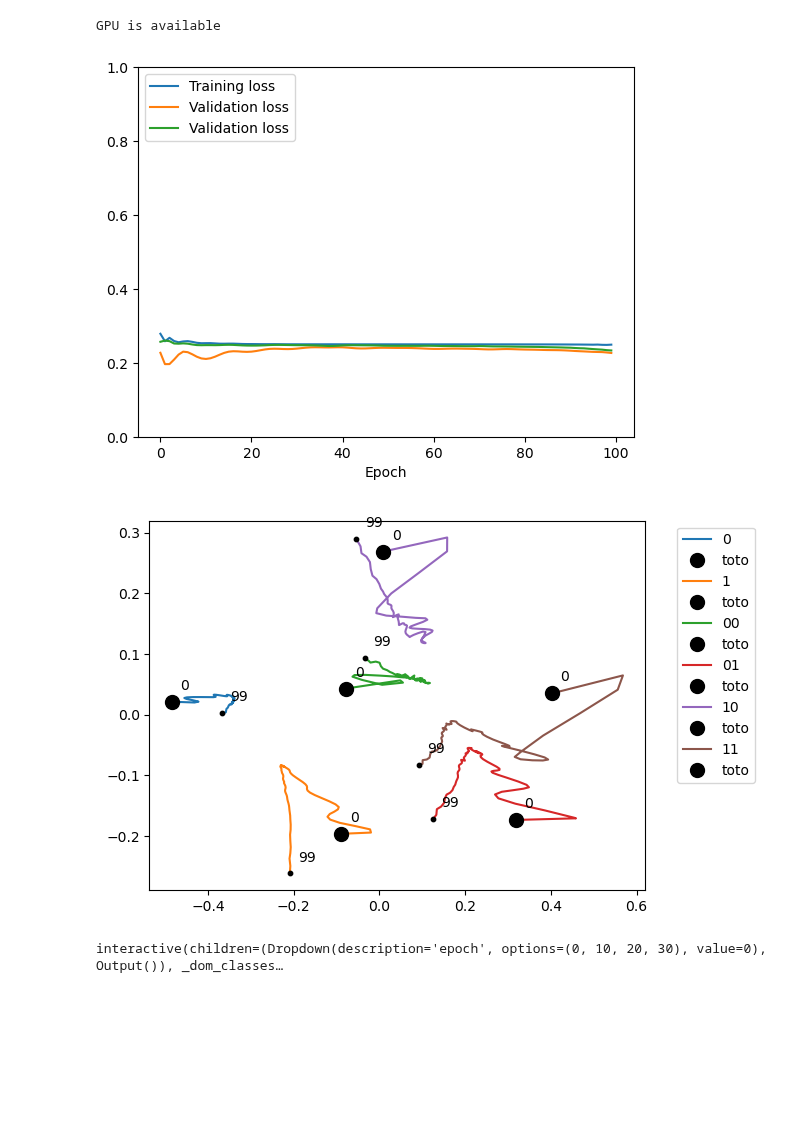
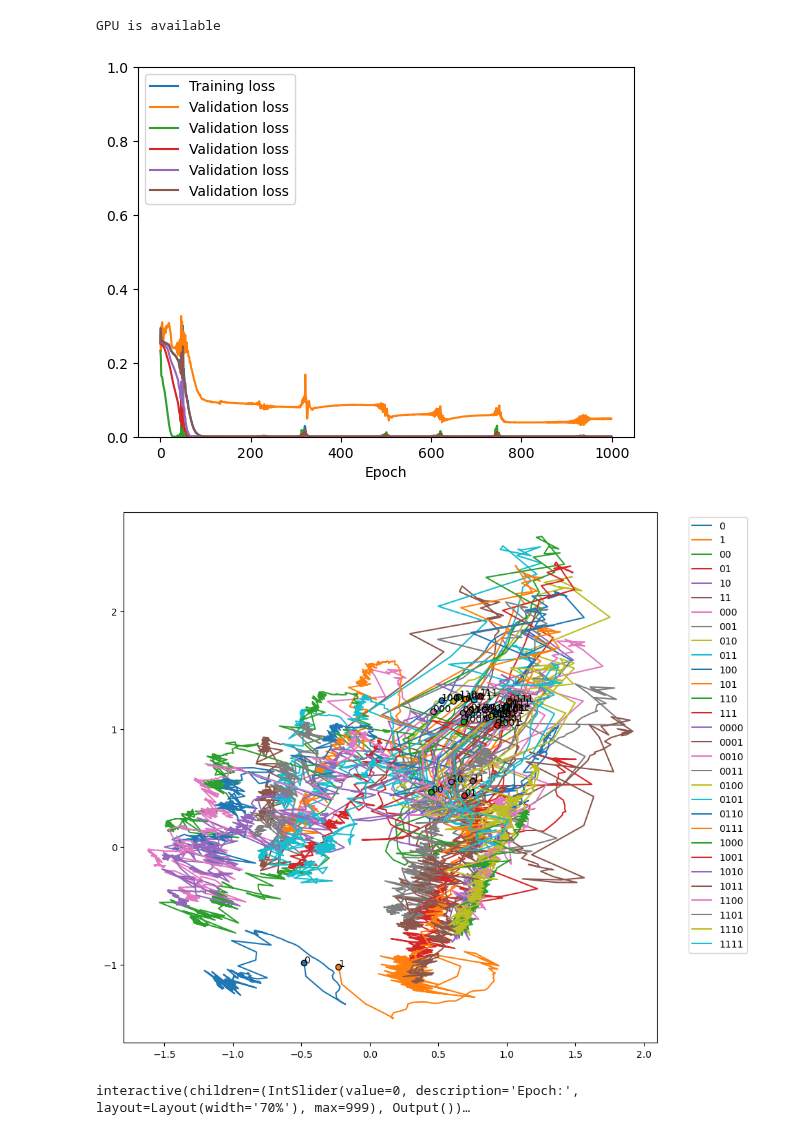
Before and after one commit to loekvanrossem/rnn_structure, a Jupyter notebook: main.ipynb, the cells around one changed output. Saved outputs shown, nothing was run; the diff lists cells and outputs as text; code cells hidden in the pictures; blank space fills up the shorter version.

Commit message:
visualization update

```diff
--- a/main.ipynb
+++ b/main.ipynb
@@ -26,28 +26,38 @@ GPU is available
 # %%
 ## Instantiate model
 model = model.Model(
-    input_size=1, output_size=1, hidden_dim=10, n_layers=1, device=device
+    input_size=1,
+    output_size=1,
+    hidden_dim=10,
+    n_layers=2,
+    device=device,
+    # output_noise=0.01,
 )
 
 ## Generate data
-xor_problem = lambda seq: np.nansum(seq) % 2
+xor_problem = lambda seq: np.sum(seq) % 2
 problem = xor_problem
 symbols = {0, 1}
 
 train_datasets = [
+    seq_data(device, symbols, problem, seq_len=1),
+    seq_data(device, symbols, problem, seq_len=2),
+    seq_data(device, symbols, problem, seq_len=3),
     seq_data(device, symbols, problem, seq_len=4),
-    seq_data(device, symbols, problem, seq_len=5),
 ]
 
 val_datasets = [
-    seq_data(device, symbols, problem, n_datapoints=4, seq_len=1),
-    seq_data(device, symbols, problem, n_datapoints=4, seq_len=2),
+    seq_data(device, symbols, problem, n_datapoints=10, seq_len=10),
+    seq_data(device, symbols, problem, seq_len=1),
+    seq_data(device, symbols, problem, seq_len=2),
+    seq_data(device, symbols, problem, seq_len=3),
+    seq_data(device, symbols, problem, seq_len=4),
 ]
 # %%
 ## Train
 
 # Define hyperparameters
-n_epochs = 100
+n_epochs = 1000
 lr = 0.01
 
 # Define Loss, Optimizer
@@ -72,17 +82,20 @@ plt.xlabel("Epoch")
 plt.ylim(0, 1)
 plt.show()
 # %% [output]
-[figure, old version]
+[figure, new version]
 # %%
 ## Show evolution of hidden states
-skip = 0
-data = hidden_states.query(f"Epoch >= {skip}")
-hidden_repr(data, transform="PCA", n_labels=2, fig_size=10)
-# TODO Color points by training loss/ validation loss
-# TODO Plot A
+data = hidden_states
+# data = data.query(f"Epoch >= 0")
+data = data.query(f"Dataset == 1 or Dataset == 2 or Dataset == 3 or Dataset == 4")
+# data = data.query(f"Dataset == 0")
+
+hidden_repr(data, transform="PCA", n_labels=0, fig_size=10)
+# TODO plot output values at each point
+# TODO Plot map A(h)
 # %% [output]
-[figure, old version]
+[figure, new version]
-interactive(children=(Dropdown(description='epoch', options=(0, 10, 20, 30), value=0), Output()), _dom_classes…
+interactive(children=(IntSlider(value=0, description='Epoch:', layout=Layout(width='70%'), max=999), Output())…
 # %%
 ## Plot error per sequence length
 N = 100
```
Also changed, not shown: parts of 2 cells of this notebook, 3 other files.
